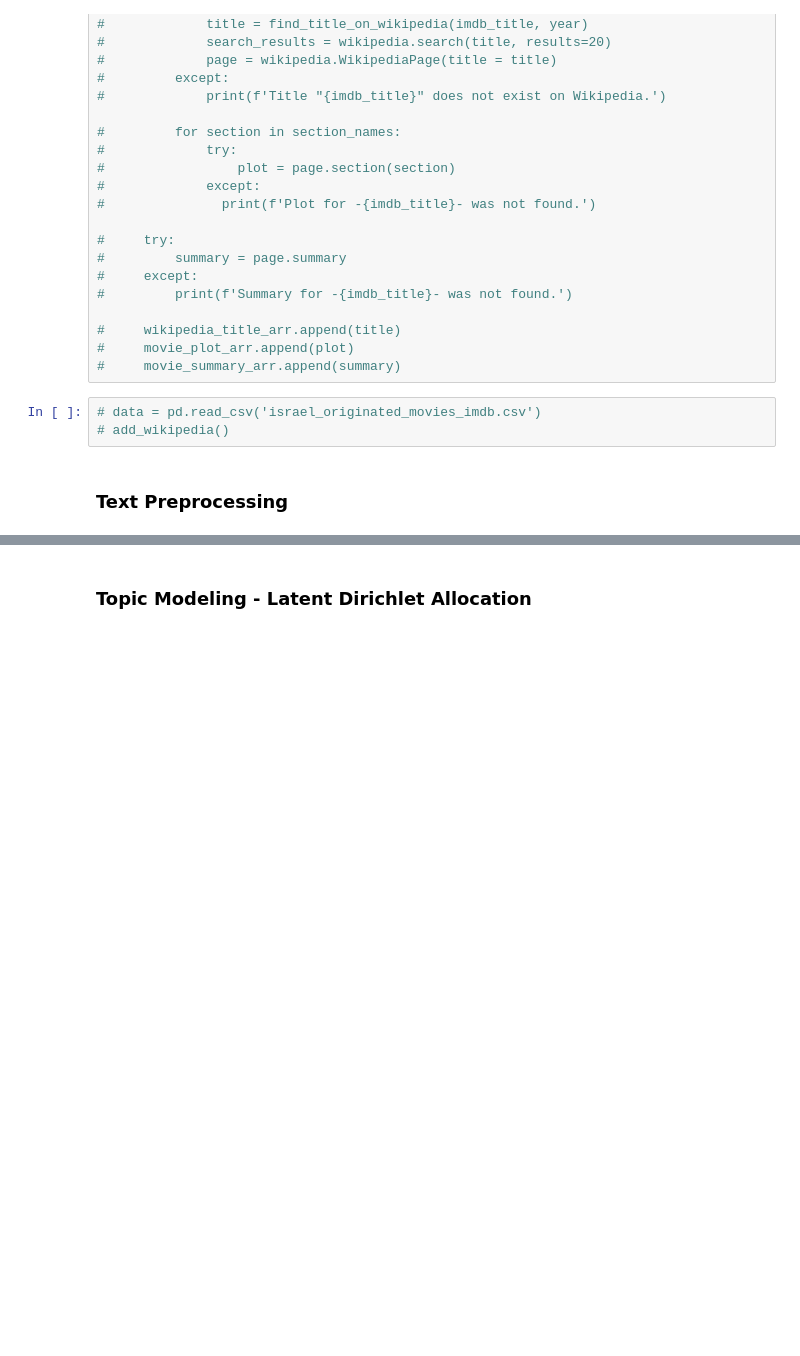
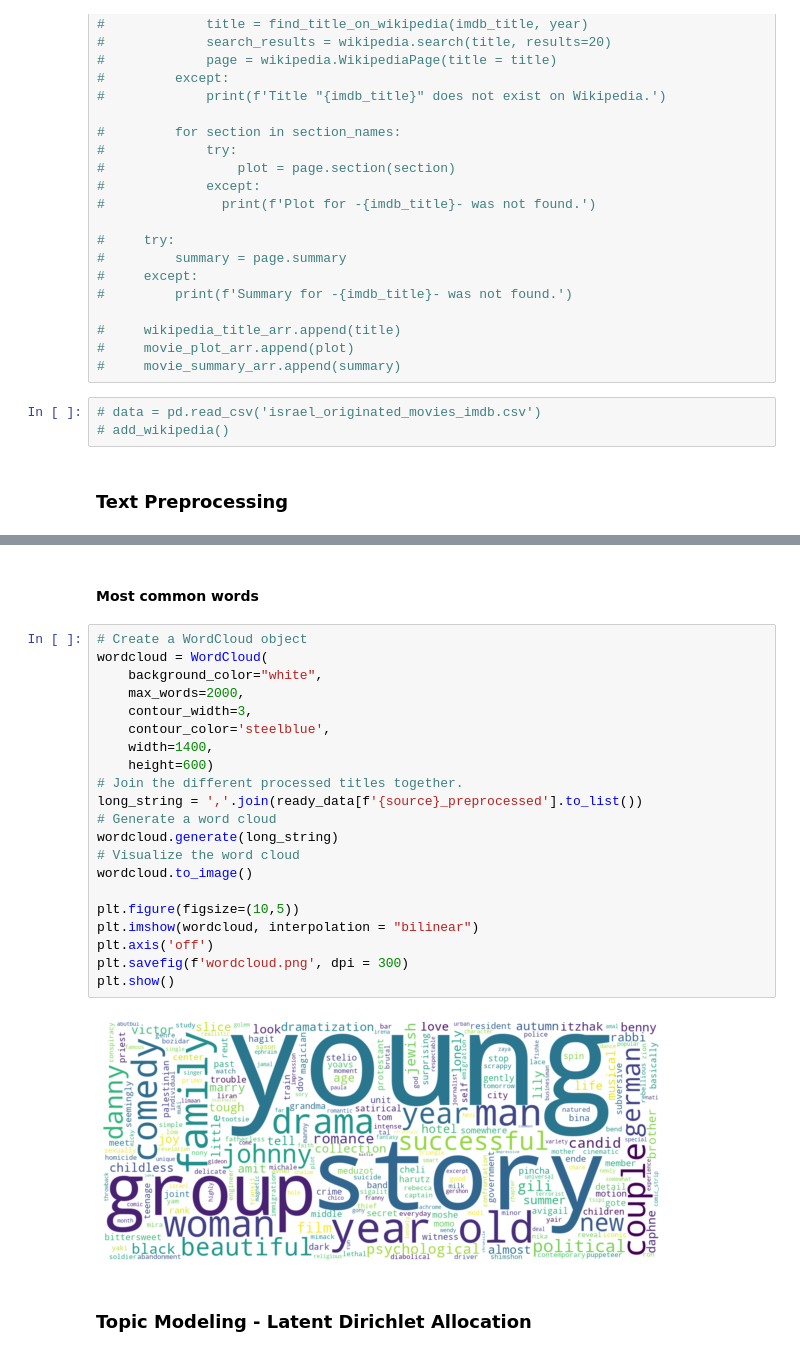
Before and after one commit to assafrbi/mini-project-Digital-Humanities, a Jupyter notebook: dh_mini.ipynb, the cells around one changed output, grey strips where cells are left out. Drawn from its saved outputs; the diff is of its cells as text; blank space fills up the shorter version.

```diff
--- a/dh_mini.ipynb
+++ b/dh_mini.ipynb
@@ -295,2 +485,27 @@ wikiMovies = pd.read_csv('movies_need_wiki.csv')
+# %% [markdown]
+#### Most common words
+# %%
+# Create a WordCloud object
+wordcloud = WordCloud(
+    background_color="white",
+    max_words=2000,
+    contour_width=3,
+    contour_color='steelblue',
+    width=1400,
+    height=600)
+# Join the different processed titles together.
+long_string = ','.join(ready_data[f'{source}_preprocessed'].to_list())
+# Generate a word cloud
+wordcloud.generate(long_string)
+# Visualize the word cloud
+wordcloud.to_image()
+
+plt.figure(figsize=(10,5))
+plt.imshow(wordcloud, interpolation = "bilinear")
+plt.axis('off')
+plt.savefig(f'wordcloud.png', dpi = 300)
+plt.show()
+# %% [output]
+[figure, added]
 # %% [markdown]
 ### Topic Modeling - Latent Dirichlet Allocation
```
Also changed, not shown: parts of 16 cells of this notebook.
